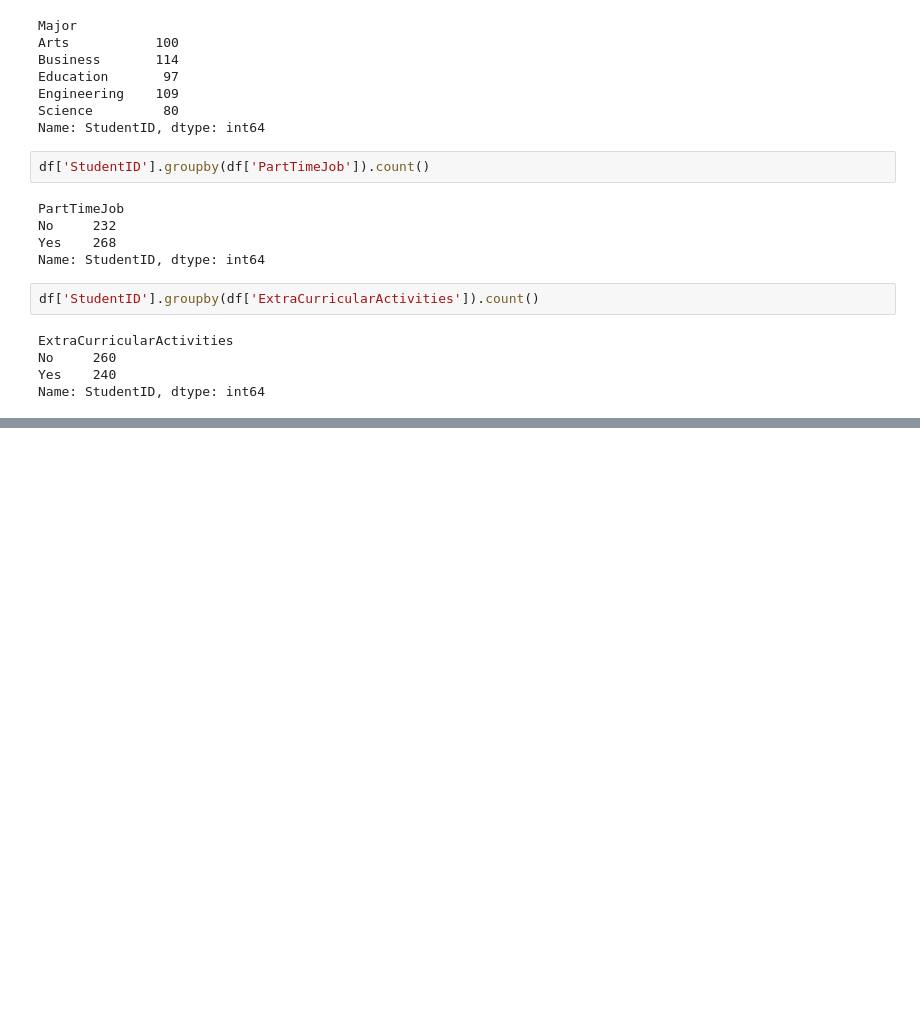
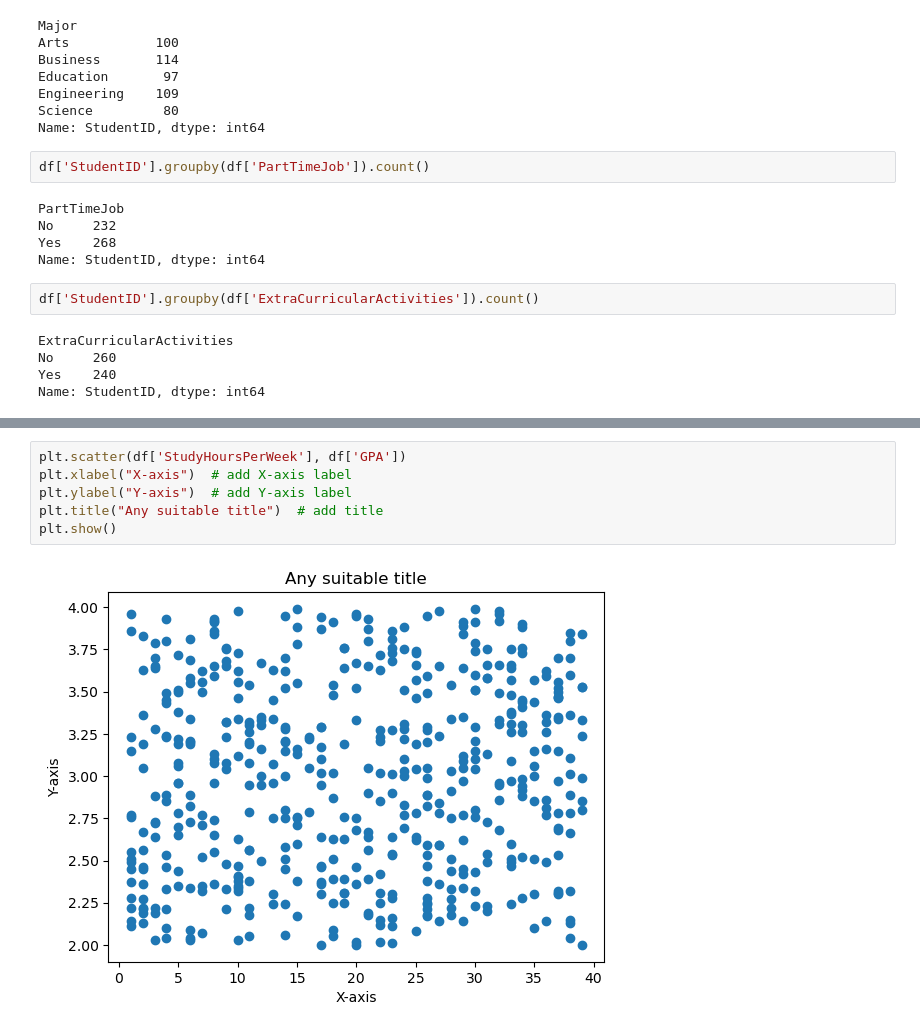
Before and after one commit to AniketRathod305/Student_Performance_EDA, a Jupyter notebook: Student_Performance_Data.ipynb, the cells around one changed output, grey strips where cells are left out. Cells and saved outputs as stored; diff of their text form; blank space fills up the shorter version.

```diff
--- a/Student_Performance_Data.ipynb
+++ b/Student_Performance_Data.ipynb
@@ -84,0 +117,8 @@ Name: StudentID, dtype: int64
+# %%
+plt.scatter(df['StudyHoursPerWeek'], df['GPA'])
+plt.xlabel("X-axis")  # add X-axis label
+plt.ylabel("Y-axis")  # add Y-axis label
+plt.title("Any suitable title")  # add title
+plt.show()
+# %% [output]
+[figure, added]
```
Also changed, not shown: parts of 9 cells of this notebook.
